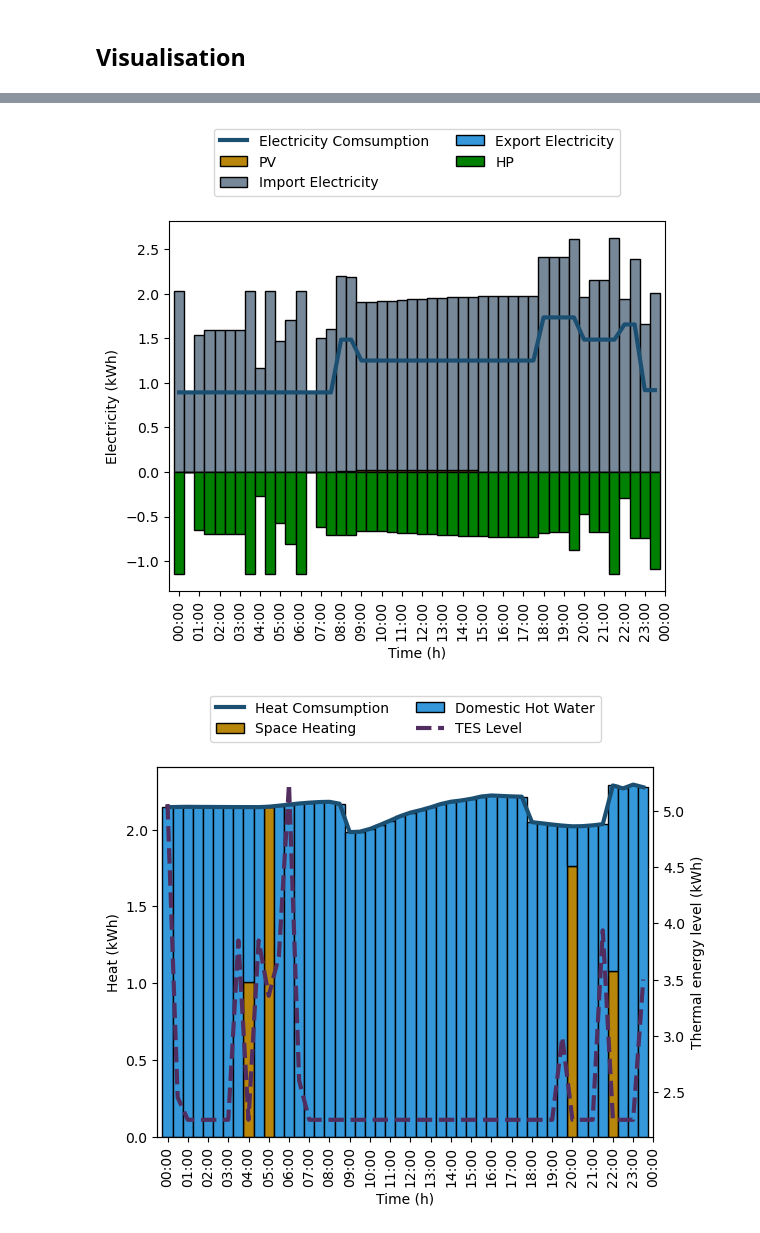
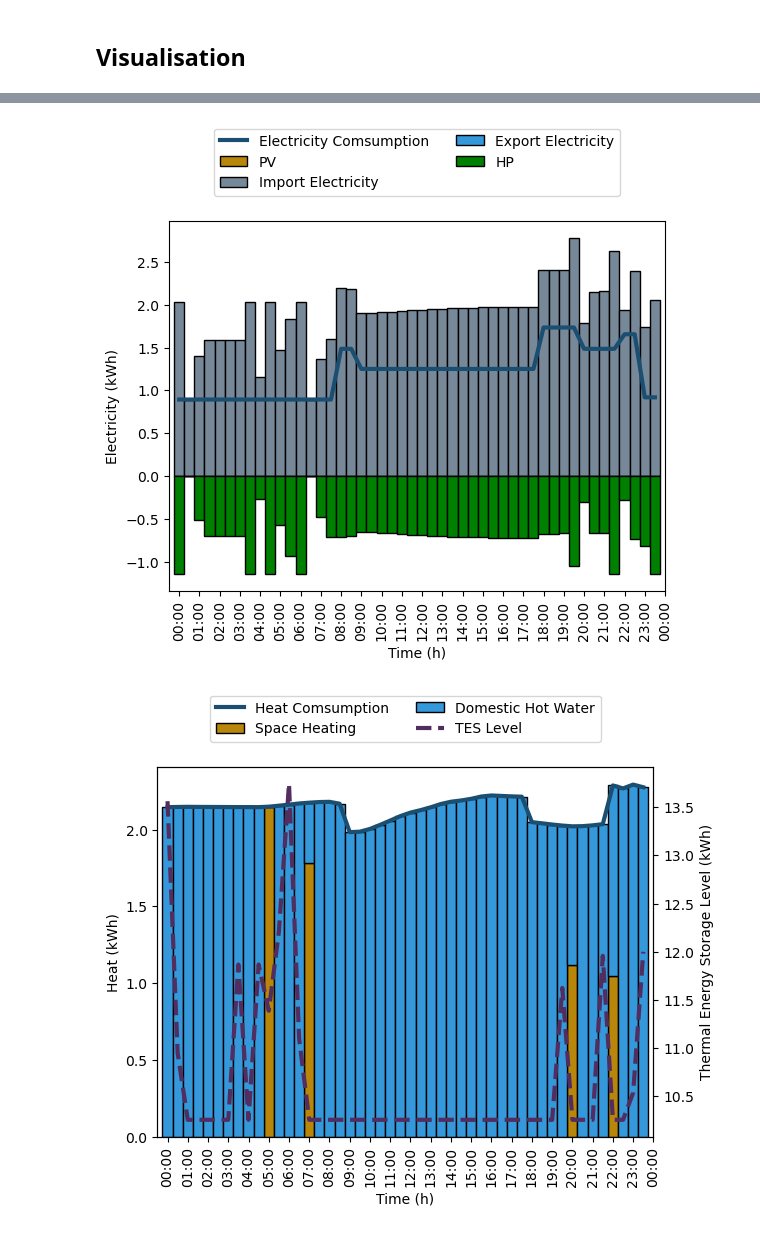
Before and after one commit to Qiuyi-Hong/SHEMS, a Jupyter notebook: analysisSHEMS_v3.ipynb, the cells around one changed output, grey strips where cells are left out. Saved outputs shown, nothing was run; the diff lists cells and outputs as text; code cells hidden in the pictures.

```diff
--- a/analysisSHEMS_v3.ipynb
+++ b/analysisSHEMS_v3.ipynb
@@ -61,7 +61,7 @@ data.head()
 # Solar PV generation
 eta = 0.157
 S = 20
-solar_radiation = data["Global radiation (W/m²)"]/1000
+solar_radiation = data["Direct radiation (W/m²)"]/1000
 outdoor_temp = data["Dry-bulb temperature (°C)"]
 
 pv = eta * S * solar_radiation *(1 - 0.005 * (outdoor_temp - 25))
@@ -80,3 +80,11 @@ demand_heat = data["Total nat. gas (kBtu/h)"] * 0.29307107
 prices = pd.read_csv('agile-half-hour-actual-rates-25-01-2023_26-01-2024.csv')
 ele_import_price = prices["Agile Import price (p/kWh)"]
 ele_export_price = prices["Agile Export price (p/kWh)"].astype("float64")
+# %%
+# Accurate T_inlet calculation when
+# T_TES_init = 55
+# Q_TES_init = 12
+# m_TES = 300
+
+T_inlet = 55 - (12*3.6e6)/(300*4186)
+T_inlet
@@ -93,6 +103,7 @@ for t in range(1,T+1):
     shems.pi_export._data[t].value = ele_export_price[t-1]
     shems.T_out._data[t].value = outdoor_temp[t-1]
     shems.COP._data[t].value = COP[t-1]
+    shems.T_inlet.value = T_inlet
 # %%
 from sys import platform
 
@@ -195,7 +204,7 @@ ax1.legend(handles1, labels1, loc='lower center', bbox_to_anchor=(0.5, 1.05), nc
 plt.savefig("shems_electricity.pdf", bbox_inches='tight')
 plt.show()
 # %% [output]
-[figure, old version]
+[figure, new version]
 # %%
 fig, ax1 = plt.subplots()
 lineStyle = ["-", "-.", "--", ":"]
@@ -219,35 +228,35 @@ ax1.xaxis.set_major_formatter(mdates.DateFormatter('%H:%M'))
 # Setting x-axis limits
 ax1.set_xlim(start_time - timedelta(minutes=30), end_time)
 
 # Setting x-axis ticks to be every half hour
 ax1.xaxis.set_major_locator(mdates.MinuteLocator(byminute=[0, 60], interval=1))
 
 plt.xticks(rotation=90)  # Rotate labels to avoid overlap
 
 ax1.set_xlabel("Time (h)")
 ax1.set_ylabel("Heat (kWh)")
 
 # Second y-axis
 ax2 = ax1.twinx()
 ax2.plot(time_range, np.array(Q_TES), label="TES Level", color="#512E5F", linestyle=lineStyle[2], linewidth=3)
-ax2.set_ylabel("Thermal energy level (kWh)")
+ax2.set_ylabel("Thermal Energy Storage Level (kWh)")
 # ax2.legend()
 
 # Collect handles and labels for both axes
 handles1, labels1 = ax1.get_legend_handles_labels()
 handles2, labels2 = ax2.get_legend_handles_labels()
 
 # Combine handles and labels
 all_handles = handles1 + handles2
 all_labels = labels1 + labels2
 
 # Create a single legend
 ax1.legend(all_handles, all_labels, loc='lower center', bbox_to_anchor=(0.5, 1.05), ncol=2)
 
 plt.savefig("shems_heat.pdf", bbox_inches='tight')
 plt.show()
 # %% [output]
-[figure, old version]
+[figure, new version]
 # %%
 T_TES_LB = shems.T_TES_LB.value
 T_TES_UB = shems.T_TES_UB.value
```
Also changed, not shown: parts of 7 cells of this notebook, 6 other files.
